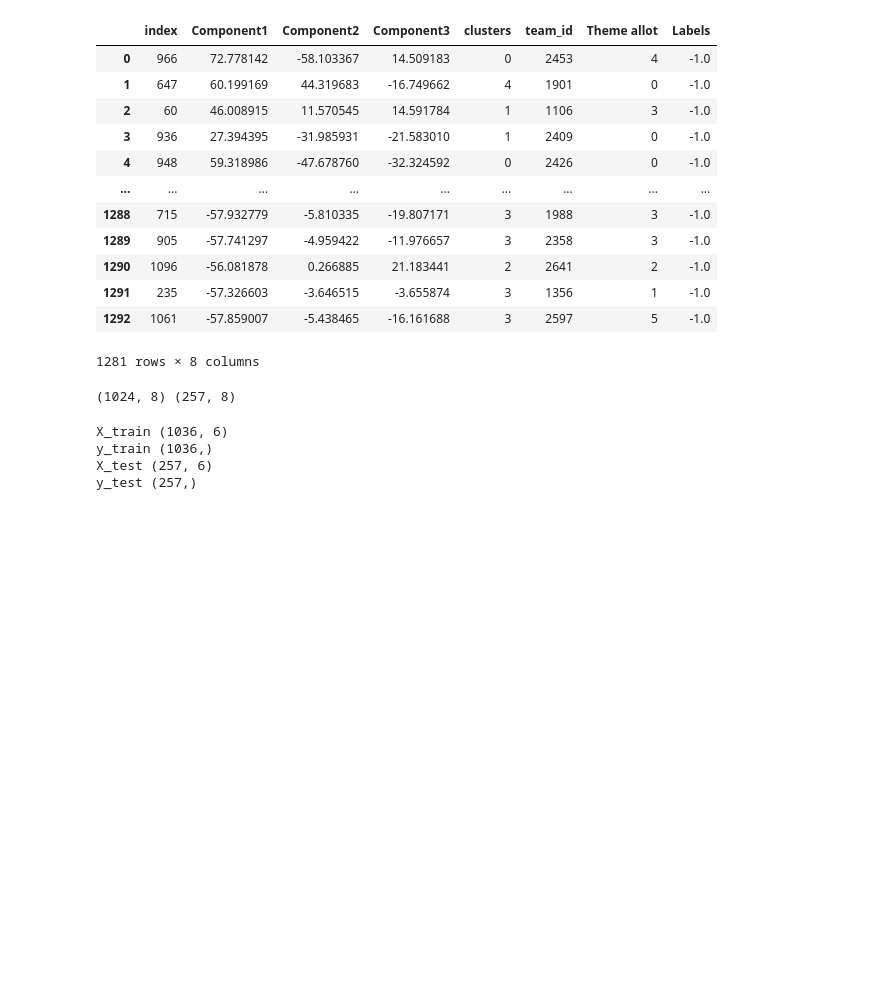
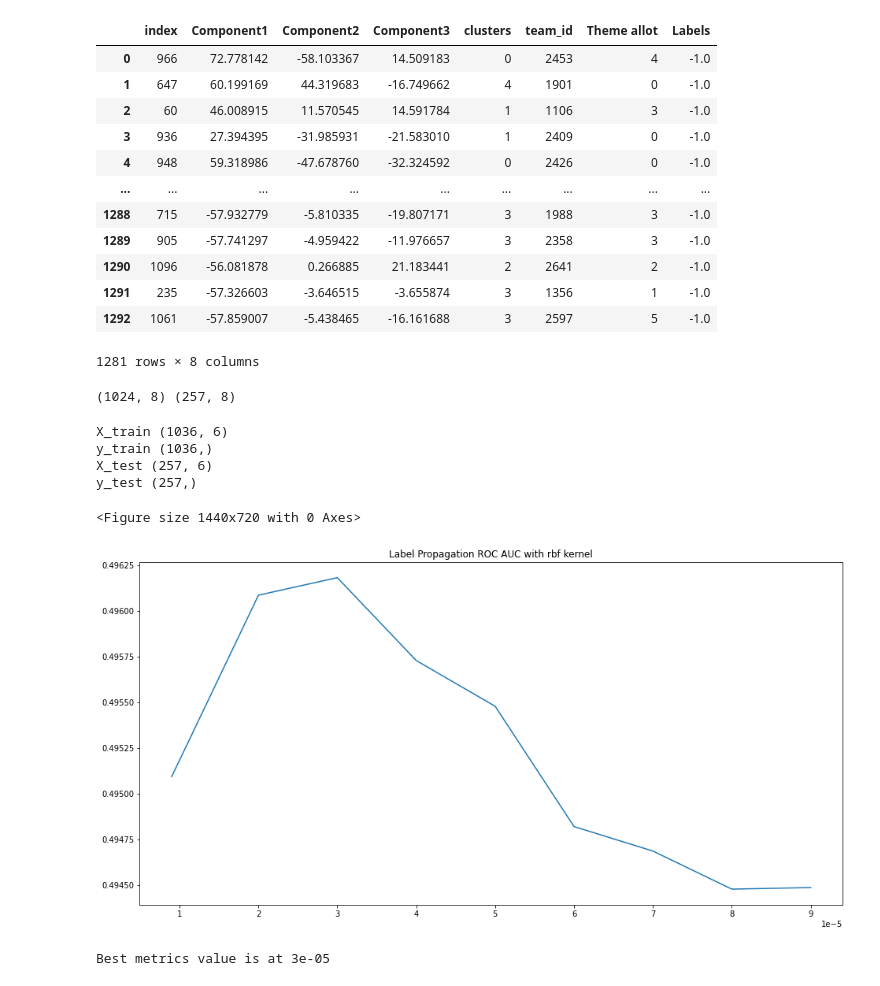
Before and after one commit to adityapanwar94/Data-Analysis-and-Process-Automation-DaPrA-, a Jupyter notebook: Dataset_preprocessing,_analysis,_correlation_matrix(User_data_only,_no_computer_specs).ipynb, the cells around one changed output. Drawn from its saved outputs; the diff is of its cells as text; code cells hidden in the pictures; blank space fills up the shorter version.

```diff
--- a/Dataset_preprocessing,_analysis,_correlation_matrix(User_data_only,_no_computer_specs).ipynb
+++ b/Dataset_preprocessing,_analysis,_correlation_matrix(User_data_only,_no_computer_specs).ipynb
@@ -1290,3 +1290,30 @@ X_train (1036, 6)
 y_train (1036,)
 X_test (257, 6)
 y_test (257,)
+# %%
+def label_prop_test(kernel, params_list, X_train, X_test, y_train, y_test):
+    plt.figure(figsize=(20,10))
+    n, g = 0, 0
+    roc_scores = []
+    if kernel == 'rbf':
+        for g in params_list:
+            lp = LabelPropagation(kernel=kernel, n_neighbors=n, gamma=g, max_iter=100000, tol=0.0001)
+            lp.fit(X_train, y_train)
+            roc_scores.append(roc_auc_score(y_test, lp.predict_proba(X_test), multi_class='ovo'))
+    if kernel == 'knn':
+        for n in params_list:
+            lp = LabelPropagation(kernel=kernel, n_neighbors=n, gamma=g, max_iter=100000, tol=0.0001)
+            lp.fit(X_train, y_train)
+            roc_scores.append(roc_auc_score(y_test, lp.predict_proba(X_test), multi_class='ovo'))
+    plt.figure(figsize=(16,8));
+    plt.plot(params_list, roc_scores)
+    plt.title('Label Propagation ROC AUC with ' + kernel + ' kernel')
+    plt.show()
+    print('Best metrics value is at {}'.format(params_list[np.argmax(roc_scores)]))
+# %%
+gammas = [9e-6, 1e-5, 2e-5, 3e-5, 4e-5, 5e-5, 6e-5, 7e-5, 8e-5, 9e-5]
+label_prop_test('rbf', gammas, X_train, X_test, y_train, y_test)
+# %% [output]
+<Figure size 1440x720 with 0 Axes>
+[figure, added]
+Best metrics value is at 3e-05
```
Also changed, not shown: parts of 17 cells of this notebook.
